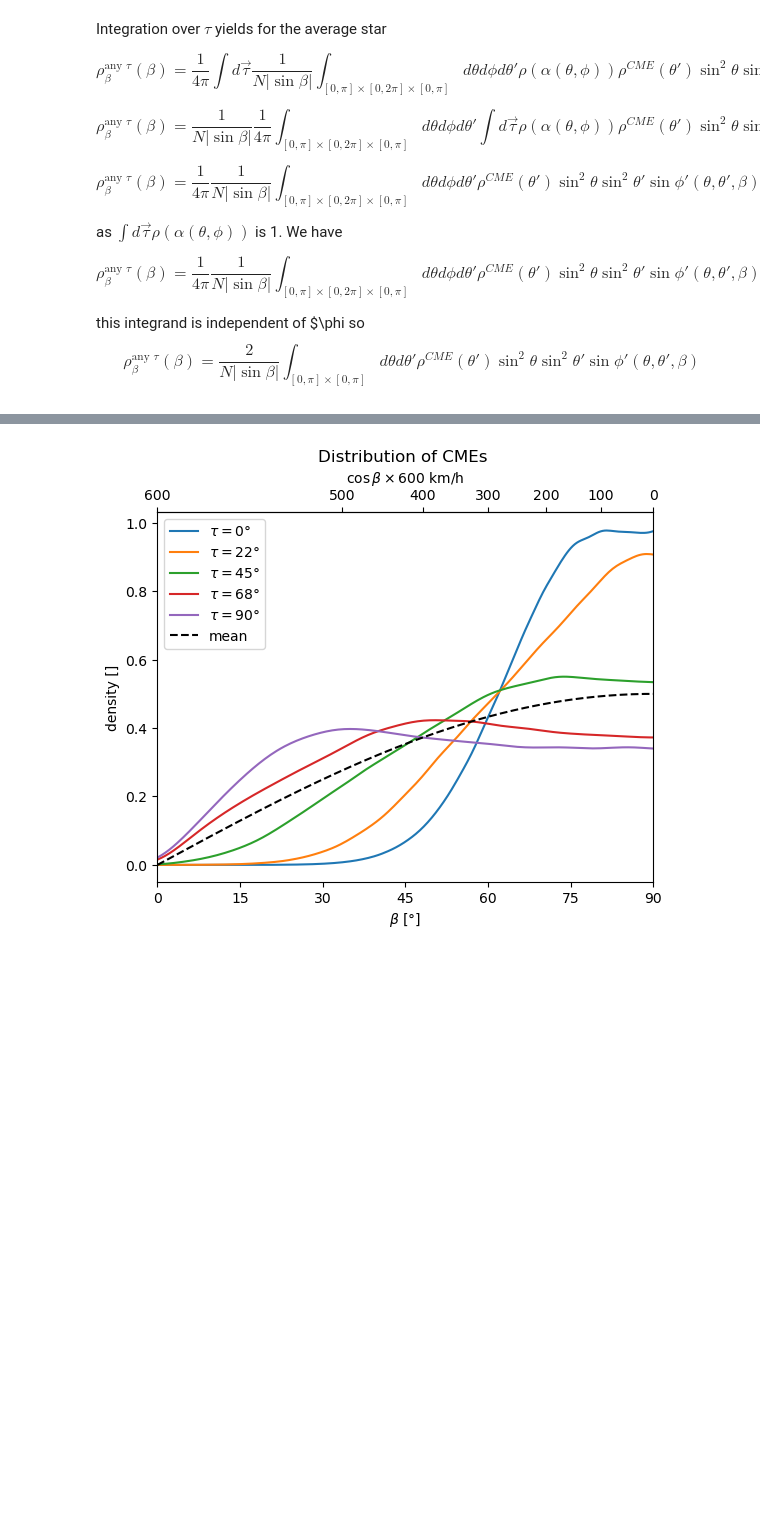
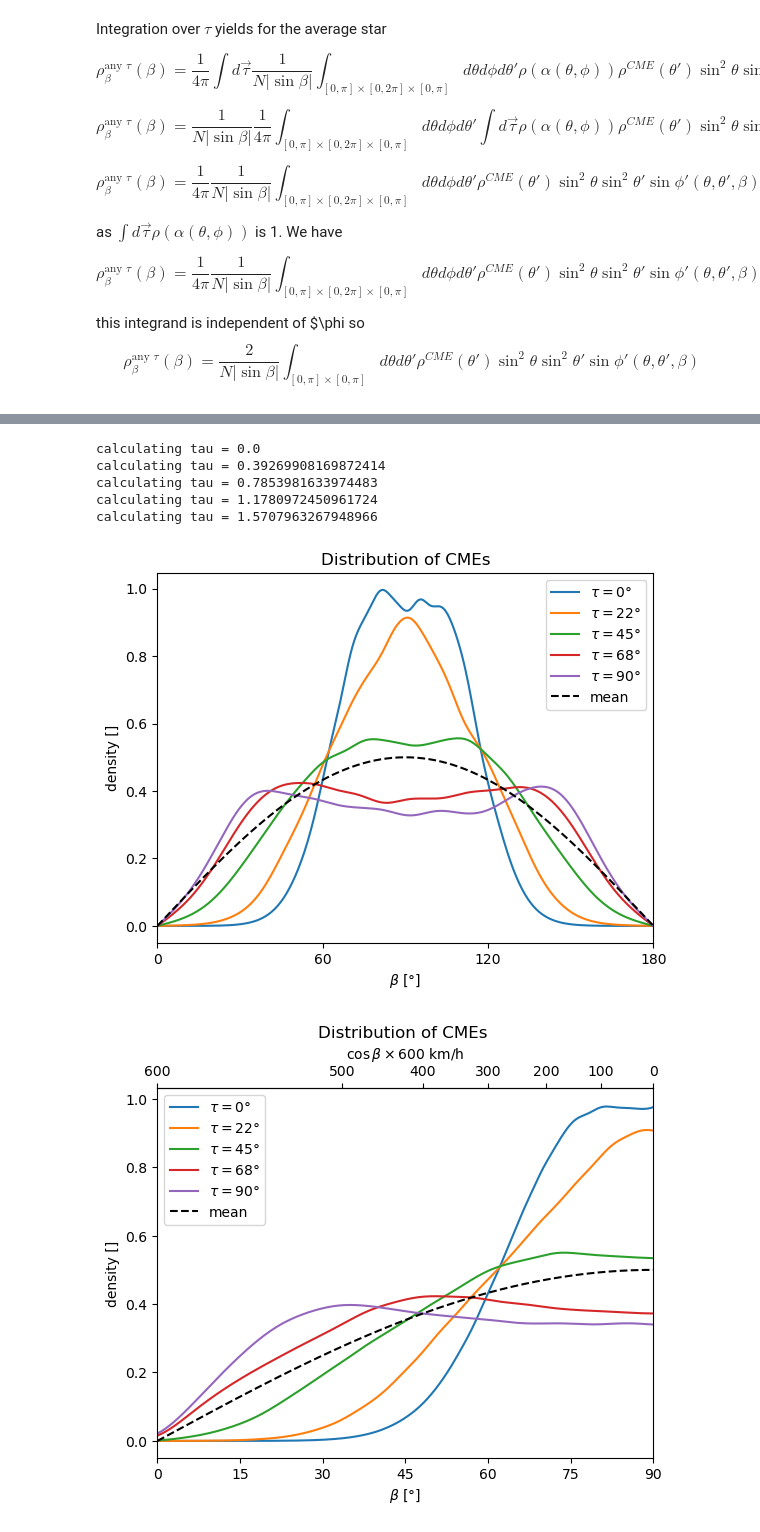
Before and after one commit to demichieldewilde/CME_distribution, a Jupyter notebook: CME_distrution.ipynb, the cells around one changed output, grey strips where cells are left out. Drawn from its saved outputs; the diff is of its cells as text; code cells hidden in the pictures; blank space fills up the shorter version.

```diff
--- a/CME_distrution.ipynb
+++ b/CME_distrution.ipynb
@@ -279,2 +273,82 @@ calculating tau = 1.5707963267948966
+# %%
+import random
+x = np.linspace(0,np.pi, 500)
+y = np.cos(x)
+
+
+def sampler(n):
+    theta     = np.arccos(1-2* np.random.random(n))
+    phi  = 2*np.pi*np.random.rand(n)
+    theta2    = np.arccos(1-2*np.random.rand(n))
+    phi2 = 2*np.pi*np.random.rand(n)
+
+    return [theta, phi, theta2, phi2]
+
+
+def get_alpha(tau, theta, phi):
+    return np.arccos( np.sin( tau ) * np.sin(theta) * np.cos(phi) + np.cos(tau) * np.cos(theta))
+
+def get_cosbeta(theta,phi, theta2, phi2):
+    return np.sin(theta) * np.sin(theta2) *np.cos(phi2) + np.cos(theta2)* np.cos(theta)
+
+def get_occurence(theta, phi, theta2, tau):
+    alpha = get_alpha(tau, theta, phi)
+    return rho(alpha) * rho_CME(theta2)
+
+def build_list(tau, n=1*10**6):
+    (theta, phi, theta2, phi2) = sampler(n)
+    # beta = get_beta(theta,phi, theta2, phi2)
+    cosbeta = get_cosbeta(theta,phi, theta2, phi2)
+    occ = get_occurence(theta, phi, theta2, tau)
+    return cosbeta, occ
+
+def show_density(L, W, label=""):
+    # n, xs, _ = plt.hist(L,
+    #                 histtype=u'step', density=True)
+    density = stats.gaussian_kde(np.array(L), weights=W)
+    plt.plot(x, density(y)*np.sin(x) , label=label)
+    return density
+
+def mean_density(dens, taus):
+    def D(x):
+        R = 0
+        for i,d in enumerate(dens):
+            R += d(x) * np.sin(taus[i])
+        N = sum([np.sin(tau) for tau in taus])
+        return R/ N
+    return D
+
+
+def run_taus(T):
+    dens = []
+    for tau in T:
+        print(f"calculating tau = {tau}")
+        L , W= build_list(tau)
+        dens.append(show_density(L, W, label=fr"$\tau=${round(tau/np.pi*180)}°"))
+
+    plt.plot(x, np.sin(x)/2, "--", color='black', label="mean")
+
+    plt.legend()
+    plt.title("Distribution of CMEs")
+    plt.xticks(np.linspace(0,np.pi, 4), range(0,181,60))
+    plt.xlabel(r"$\beta$ [°]")
+    plt.ylabel(r"density []")
+    plt.xlim(0,np.pi)
+    # plt.xlim(-1,1)
+    plt.show()
+    return dens
+
+
+
+
+T = np.linspace(0, np.pi/2, 5)
+dens = run_taus(T)
+# %% [output]
+calculating tau = 0.0
+calculating tau = 0.39269908169872414
+calculating tau = 0.7853981633974483
+calculating tau = 1.1780972450961724
+calculating tau = 1.5707963267948966
+[figure, added]
 # %%
 x = np.linspace(0,np.pi, 500)
```
Also changed, not shown: parts of 3 cells of this notebook, 6 other files.
